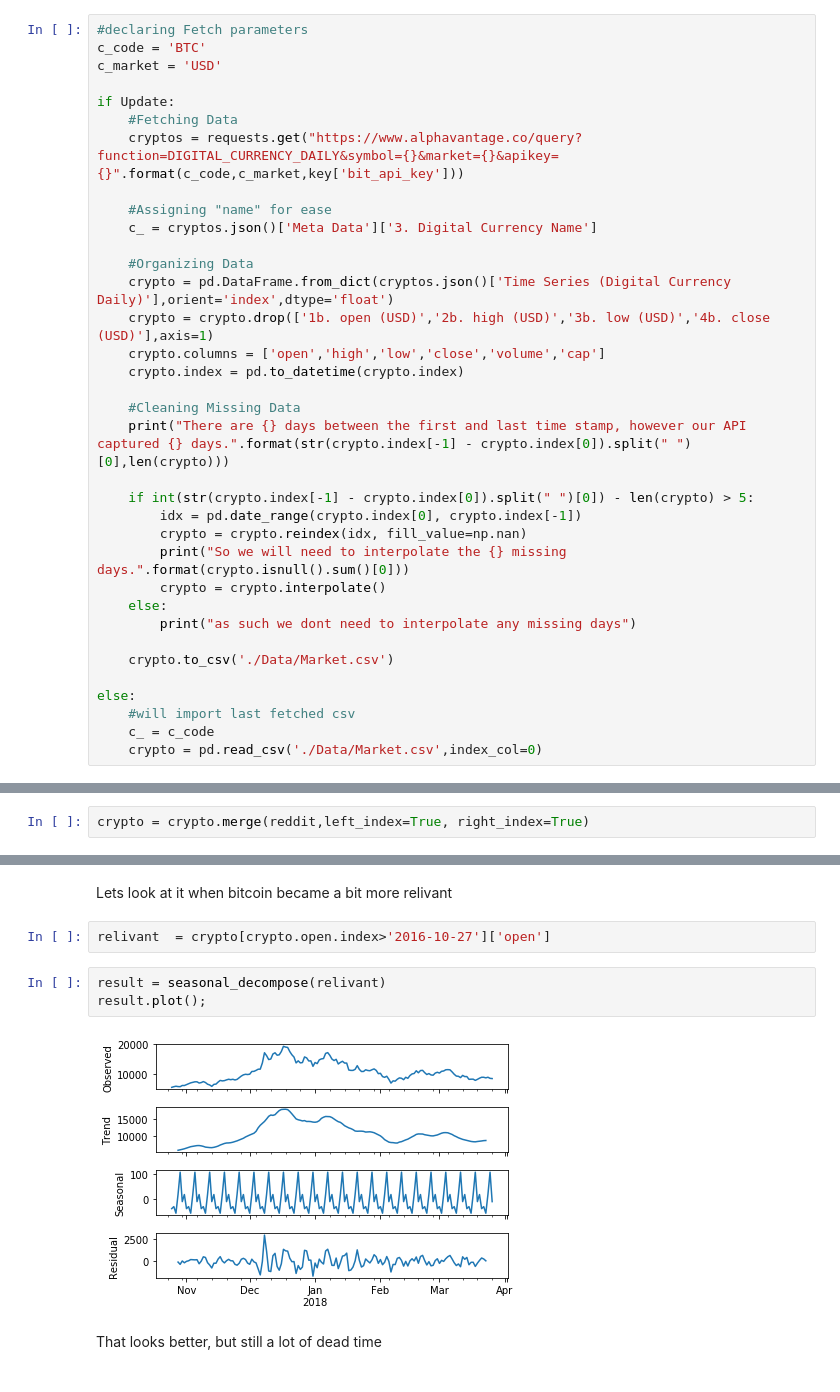
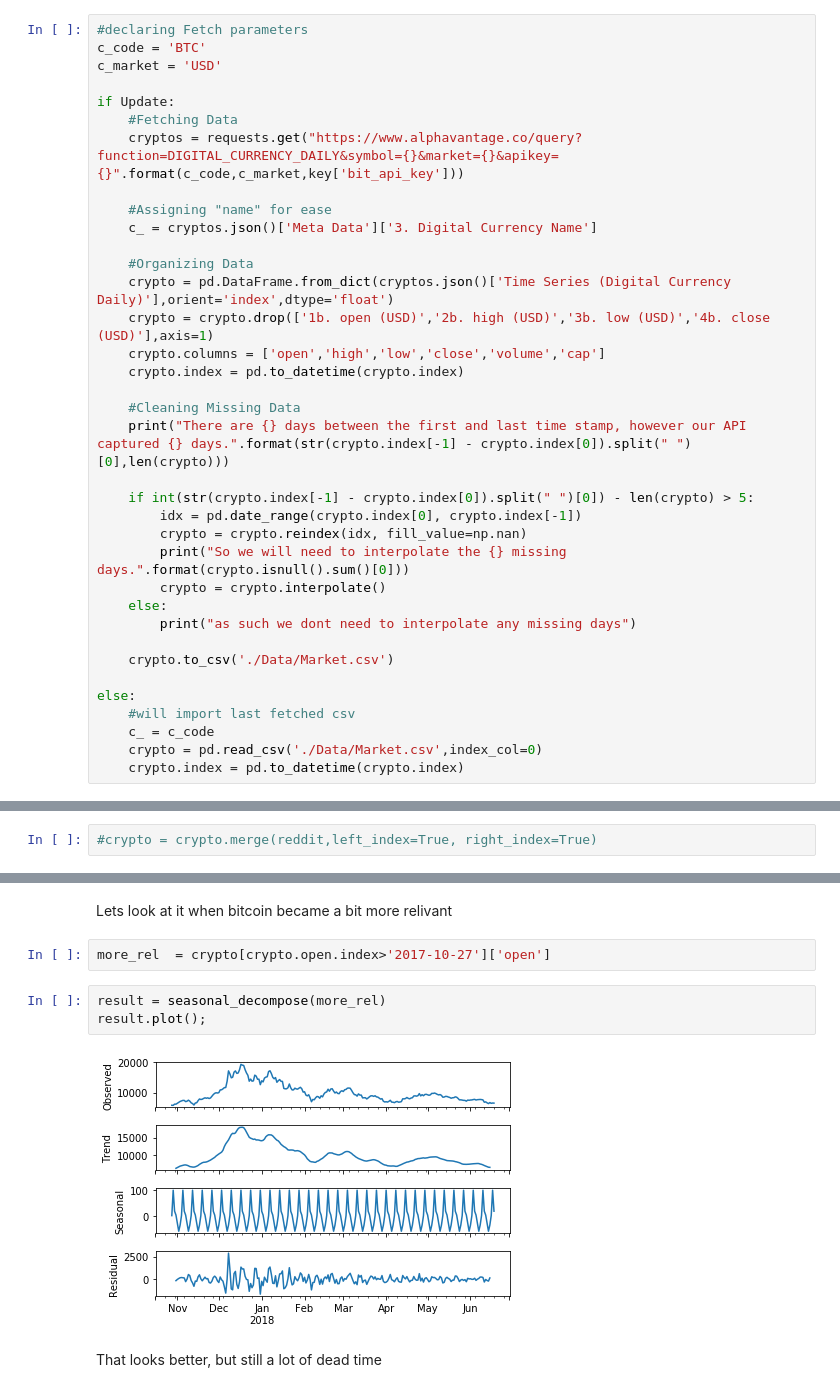
Before and after one commit to Mikhail-Naumov/Another_Bitcoin_Predictor, a Jupyter notebook: BitCoin.ipynb, the cells around one changed output, grey strips where cells are left out. Saved outputs shown, nothing was run; the diff lists cells and outputs as text.

```diff
--- a/BitCoin.ipynb
+++ b/BitCoin.ipynb
@@ -76,6 +70,7 @@ else:
     #will import last fetched csv
     c_ = c_code
     crypto = pd.read_csv('./Data/Market.csv',index_col=0)
+    crypto.index = pd.to_datetime(crypto.index)
 # %%
 #Sanity Check
 crypto.open.plot();
@@ -179,7 +174,7 @@ as such we dont need to interpolate any missing days
 #I will eventually implment a predictor comparing reddit comments with the values
 #bit = bit.join(reddit)
 # %%
-crypto = crypto.merge(reddit,left_index=True, right_index=True)
+#crypto = crypto.merge(reddit,left_index=True, right_index=True)
 # %% [markdown]
 ## Preliminary EDA
 # %%
@@ -240,12 +234,12 @@ Well that looks like a mess, likely due to the amount of time when bitcoin was w
 # %% [markdown]
 Lets look at it when bitcoin became a bit more relivant
 # %%
-relivant  = crypto[crypto.open.index>'2016-10-27']['open']
+more_rel  = crypto[crypto.open.index>'2017-10-27']['open']
 # %%
-result = seasonal_decompose(relivant)
+result = seasonal_decompose(more_rel)
 result.plot();
 # %% [output]
-[figure, old version]
+[figure, new version]
 # %% [markdown]
 That looks better, but still a lot of dead time
 # %%
```
Also changed, not shown: parts of 25 cells of this notebook.
